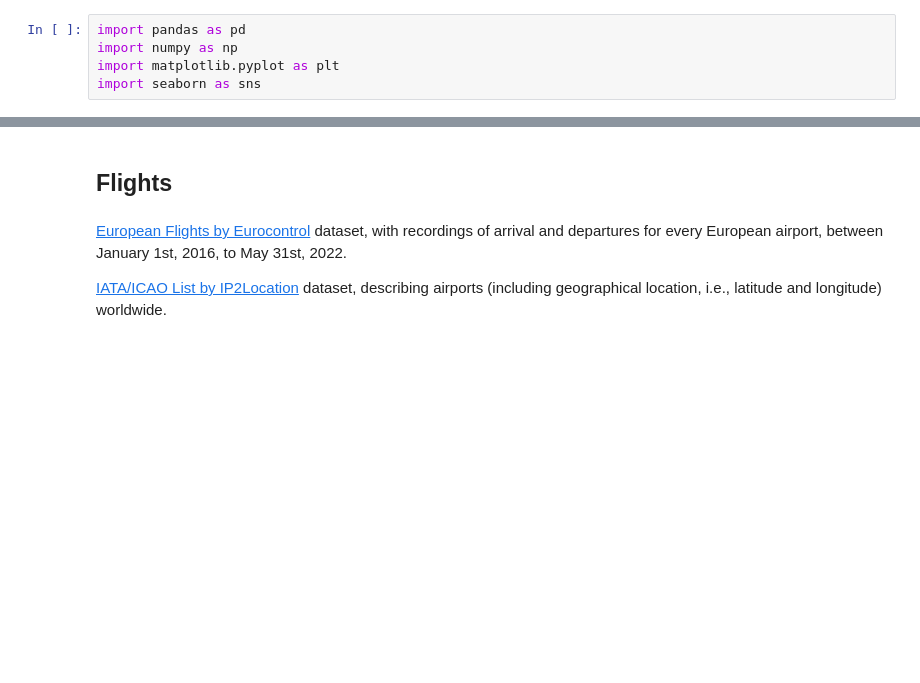
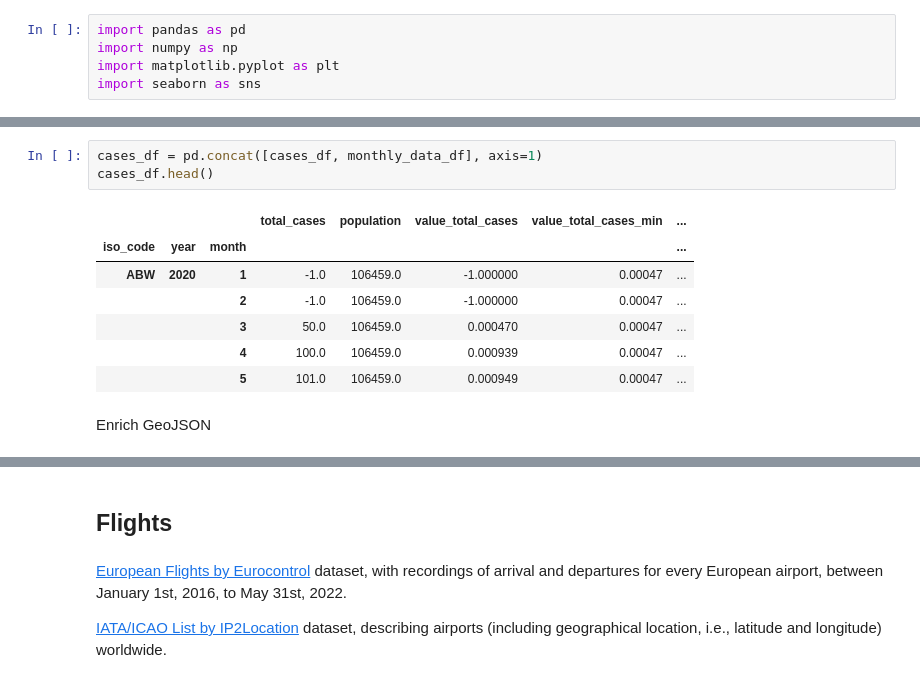
Before and after one commit to MihaiDavid05/COVID-Impact-Visualizer, a Jupyter notebook: data/exploratory_data_analysis.ipynb, the cells around one changed output, grey strips where cells are left out. Drawn from its saved outputs; the diff is of its cells as text; blank space fills up the shorter version.

```diff
--- a/data/exploratory_data_analysis.ipynb
+++ b/data/exploratory_data_analysis.ipynb
@@ -123,0 +158,13 @@ pop_deaths_df.merge(covid_df[['iso_code', 'location']].drop_duplicates(), on='is
+# %%
+cases_df = pd.concat([cases_df, monthly_data_df], axis=1)
+cases_df.head()
+# %% [output]
+|  |  |  | total_cases | population | value_total_cases | value_total_cases_min | ... |
+| iso_code | year | month |  |  |  |  | ... |
+| ABW | 2020 | 1 | -1.0 | 106459.0 | -1.000000 | 0.00047 | ... |
+|  |  | 2 | -1.0 | 106459.0 | -1.000000 | 0.00047 | ... |
+|  |  | 3 | 50.0 | 106459.0 | 0.000470 | 0.00047 | ... |
+|  |  | 4 | 100.0 | 106459.0 | 0.000939 | 0.00047 | ... |
+|  |  | 5 | 101.0 | 106459.0 | 0.000949 | 0.00047 | ... |
+# %% [markdown]
+Enrich GeoJSON
```
Also changed, not shown: parts of 43 cells of this notebook, 1 other file.
